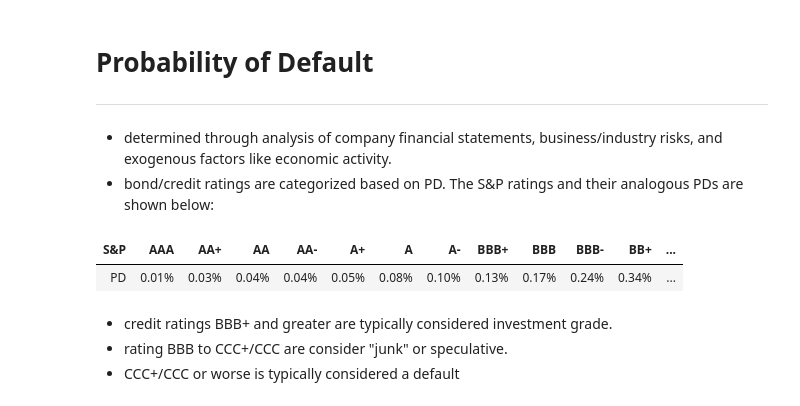
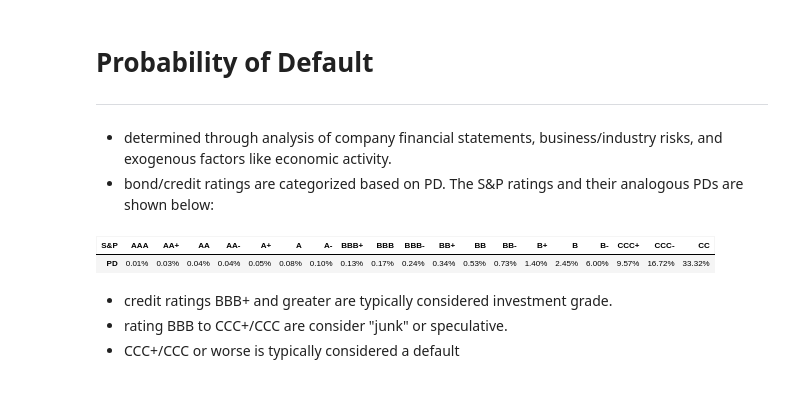
Before and after one commit to rjskene/htsfi, a Jupyter notebook: docs/loss.ipynb, the cells around one changed output. Saved outputs shown, nothing was run; the diff lists cells and outputs as text; code cells hidden in the pictures.

```diff
--- a/docs/loss.ipynb
+++ b/docs/loss.ipynb
@@ -203,27 +190,16 @@ display(HTML(html))
 + determined through analysis of company financial statements, business/industry risks, and exogenous factors like economic activity.
 + bond/credit ratings are categorized based on PD. The S&P ratings and their analogous PDs are shown below:
 # %%
-from htsfi.main import *
+# Convert ratings and PDs to pandas dataframe
+df_pds = pd.DataFrame({
+    'S&P': SPs,
+    'PD': PDs
+}).set_index('S&P').T
 
-html = '<table class="fi-table">'
-html +=  '<thead>'
-html +=    '<tr>'
-html +=      '<th class="fi-table">S&P</th>'
-html +=      ''.join([f'<th class="fi-table">{rat}</th>' for rat in SPs])
-html +=    '</tr>'
-html +=  '</thead>'
-html +=  '<tbody>'
-html +=    '<tr>'
-html +=      '<td class="fi-table">PD</td>'
-html +=      ''.join([f'<td class="fi-table">{pd:.2%}</td>' for pd in PDs])
-html +=    '</tr>'
-html += '</tbody>'
-html += '</table>'
-
-display(HTML(html))
+await dfi.export_async(df_pds.style.format('{:.2%}'), '_static/loss_pds.png', fontsize=8)
+Image('_static/loss_pds.png')
 # %% [output]
-| S&P | AAA | AA+ | AA | AA- | A+ | A | A- | BBB+ | BBB | BBB- | BB+ | ... |
-| PD | 0.01% | 0.03% | 0.04% | 0.04% | 0.05% | 0.08% | 0.10% | 0.13% | 0.17% | 0.24% | 0.34% | ... |
+[figure, added]
 # %% [markdown]
 + credit ratings BBB+ and greater are typically considered investment grade.
 + rating BBB to CCC+/CCC are consider "junk" or speculative.
```
Also changed, not shown: parts of 19 cells of this notebook, 4 other files.
